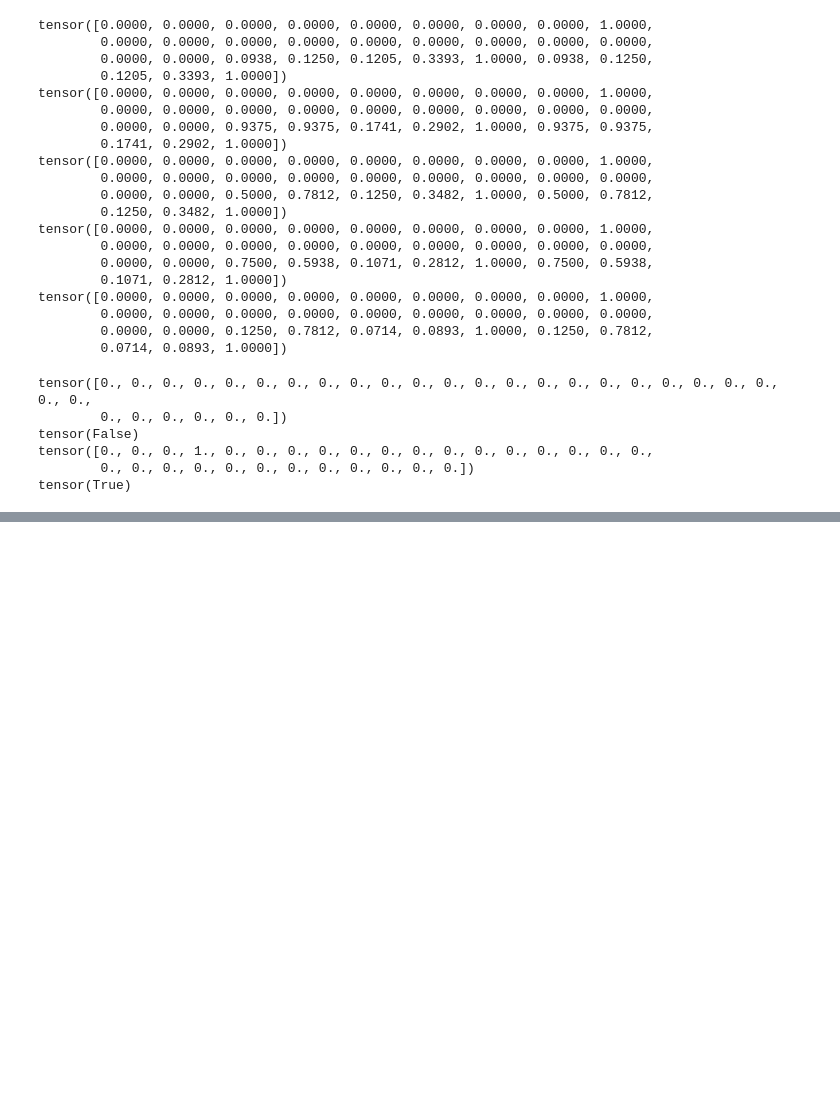
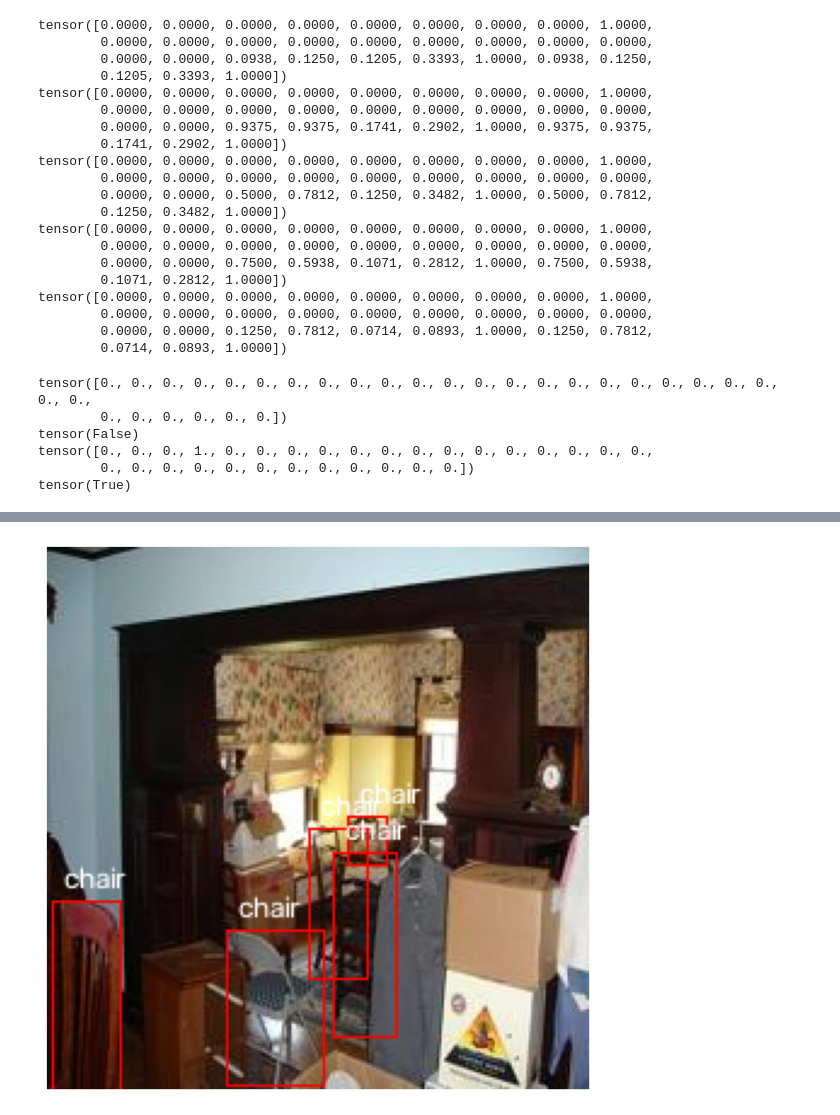
Before and after one commit to Nikhil-Spatial/DetectorV1, a Jupyter notebook: notebooks/02_cleaner_data_exploration.ipynb, the cells around one changed output, grey strips where cells are left out. Cells and saved outputs as stored; diff of their text form; code cells hidden in the pictures; blank space fills up the shorter version.

```diff
--- a/notebooks/02_cleaner_data_exploration.ipynb
+++ b/notebooks/02_cleaner_data_exploration.ipynb
@@ -333,0 +398,17 @@ tensor(True)
+# %%
+import bbox_visualizer as bbv
+
+fig, ax = plt.subplots(1, figsize=(8, 8))
+
+image = image.permute(1, 2, 0).numpy()
+
+image = bbv.draw_multiple_rectangles(image, obj_coords, bbox_color=(255, 0, 0), thickness=1)
+image = bbv.add_multiple_labels(image, class_labels, obj_coords, size=0.4, thickness=1,
+                                text_color=(255, 255, 255), draw_bg=False)
+
+ax.imshow(image)
+ax.axis(False)
+
+plt.show()
+# %% [output]
+[figure, added]
```
Also changed, not shown: parts of 5 cells of this notebook, 1 other file.
